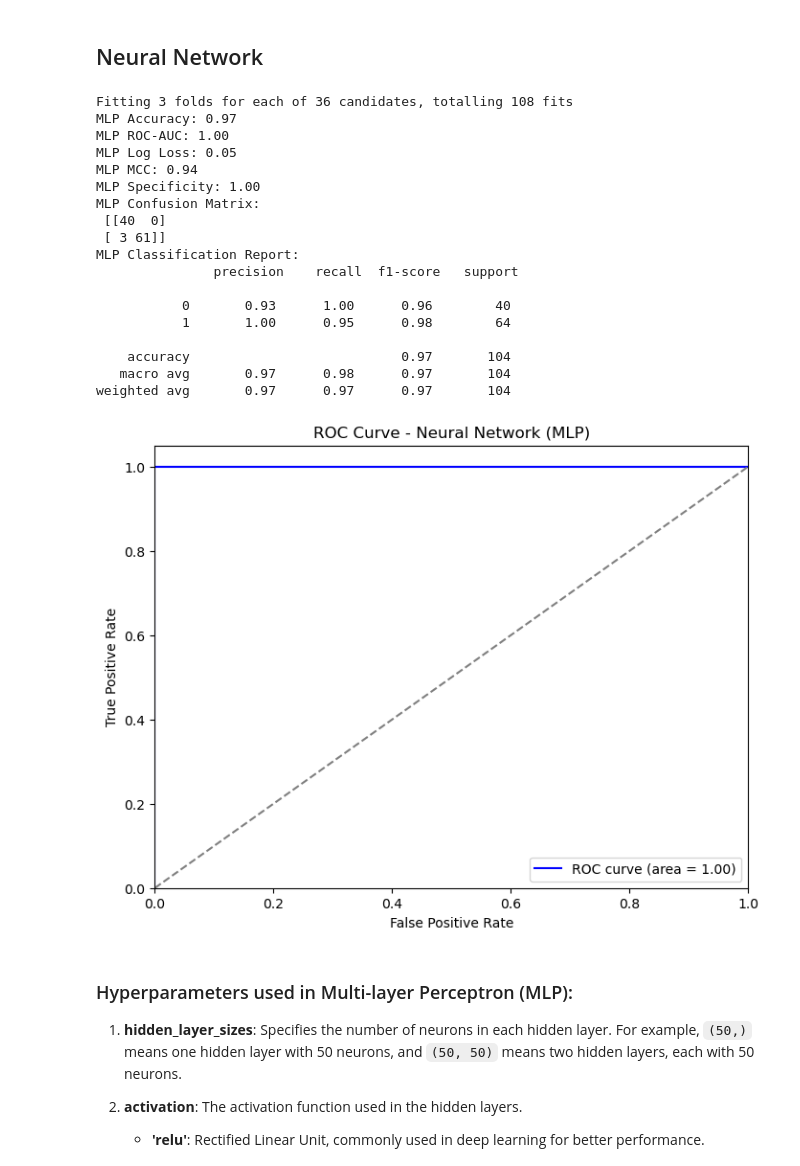
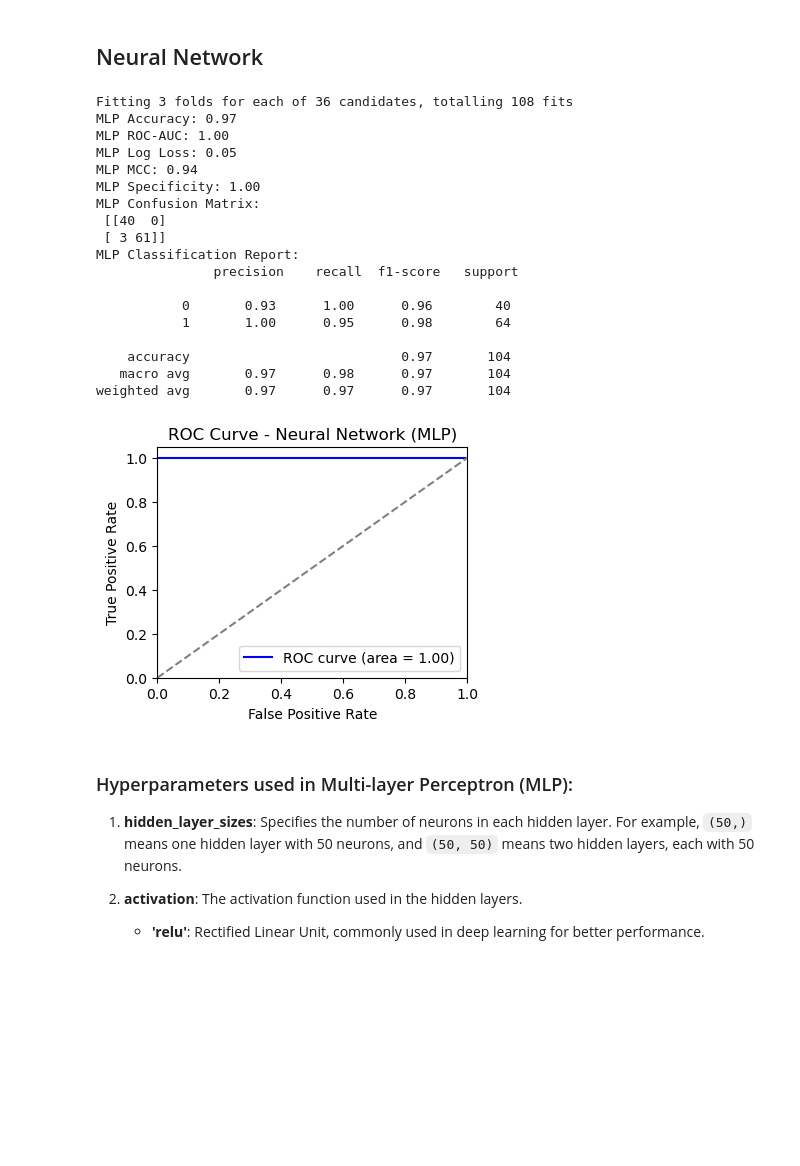
Before and after one commit to aastha0424/AasthaSingh-GlucoSense-Infy-Nov24, a Jupyter notebook: model_trainning.ipynb, the cells around one changed output. Drawn from its saved outputs; the diff is of its cells as text; code cells hidden in the pictures; blank space fills up the shorter version.

```diff
--- a/model_trainning.ipynb
+++ b/model_trainning.ipynb
@@ -887,36 +887,36 @@ print("MLP Confusion Matrix:\n", conf_matrix)
 print("MLP Classification Report:\n", mlp_class_report)
 
 # Plot ROC curve
-plt.figure(figsize=(8, 6))
+plt.figure(figsize=(4, 3))
 plt.plot(fpr, tpr, color='blue', label=f'ROC curve (area = {roc_auc:.2f})')
 plt.plot([0, 1], [0, 1], color='gray', linestyle='--')
 plt.xlim([0.0, 1.0])
 plt.ylim([0.0, 1.05])
 plt.xlabel('False Positive Rate')
 plt.ylabel('True Positive Rate')
 plt.title('ROC Curve - Neural Network (MLP)')
 plt.legend(loc='lower right')
 plt.show()
 # %% [output]
 Fitting 3 folds for each of 36 candidates, totalling 108 fits
 MLP Accuracy: 0.97
 MLP ROC-AUC: 1.00
 MLP Log Loss: 0.05
 MLP MCC: 0.94
 MLP Specificity: 1.00
 MLP Confusion Matrix:
  [[40  0]
  [ 3 61]]
 MLP Classification Report:
                precision    recall  f1-score   support
 
            0       0.93      1.00      0.96        40
            1       1.00      0.95      0.98        64
 
     accuracy                           0.97       104
    macro avg       0.97      0.98      0.97       104
 weighted avg       0.97      0.97      0.97       104
-[figure, old version]
+[figure, new version]
 # %% [markdown]
 ### Hyperparameters used in Multi-layer Perceptron (MLP):
 
```
Also changed, not shown: parts of 7 cells of this notebook.
